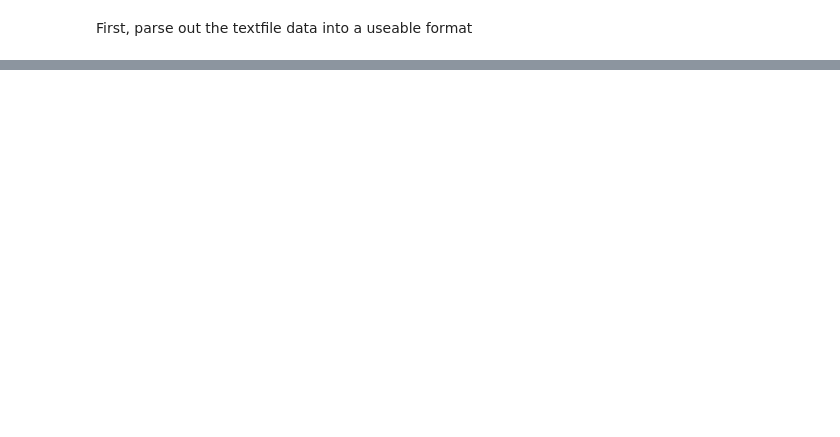
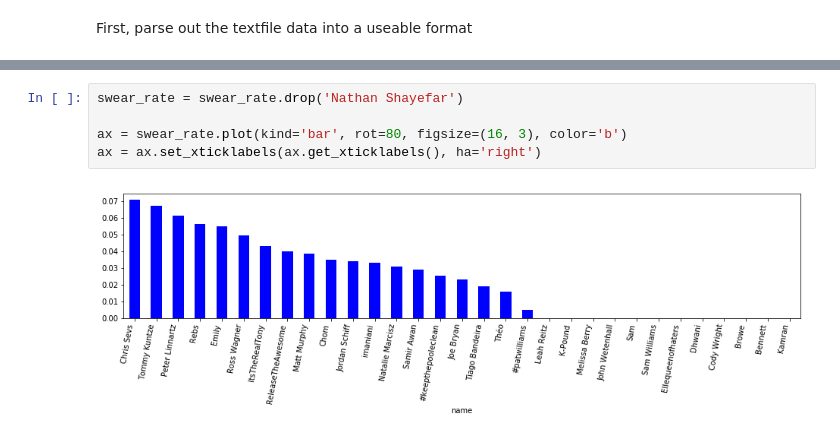
Before and after one commit to joeb1415/line, a Jupyter notebook: line_analysis.ipynb, the cells around one changed output, grey strips where cells are left out. Drawn from its saved outputs; the diff is of its cells as text; blank space fills up the shorter version.

```diff
--- a/line_analysis.ipynb
+++ b/line_analysis.ipynb
@@ -132,0 +194,7 @@ records[:100]
+# %%
+swear_rate = swear_rate.drop('Nathan Shayefar')
+
+ax = swear_rate.plot(kind='bar', rot=80, figsize=(16, 3), color='b')
+ax = ax.set_xticklabels(ax.get_xticklabels(), ha='right')
+# %% [output]
+[figure, added]
```
Also changed, not shown: parts of 29 cells of this notebook, 11 other files.
